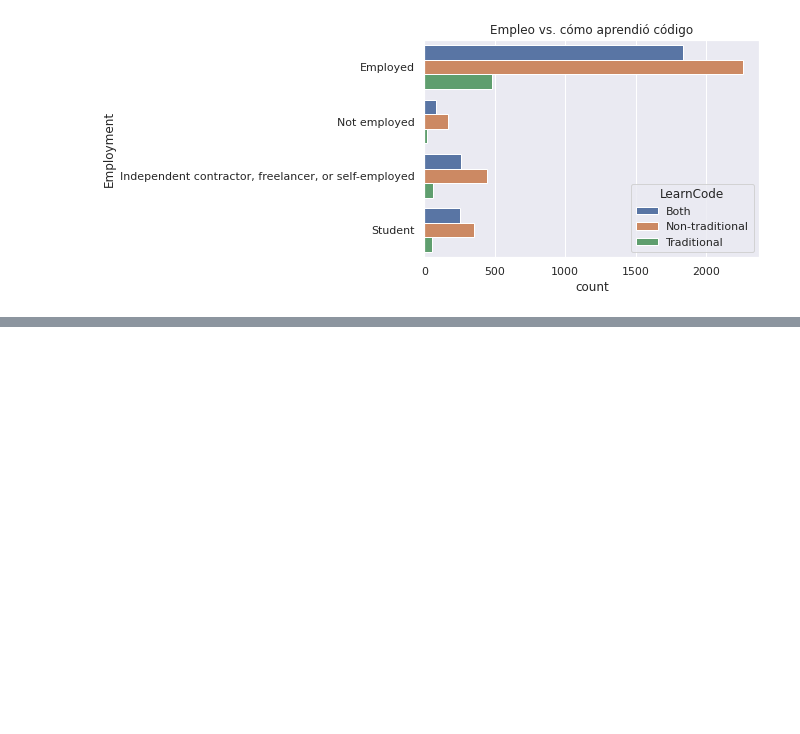
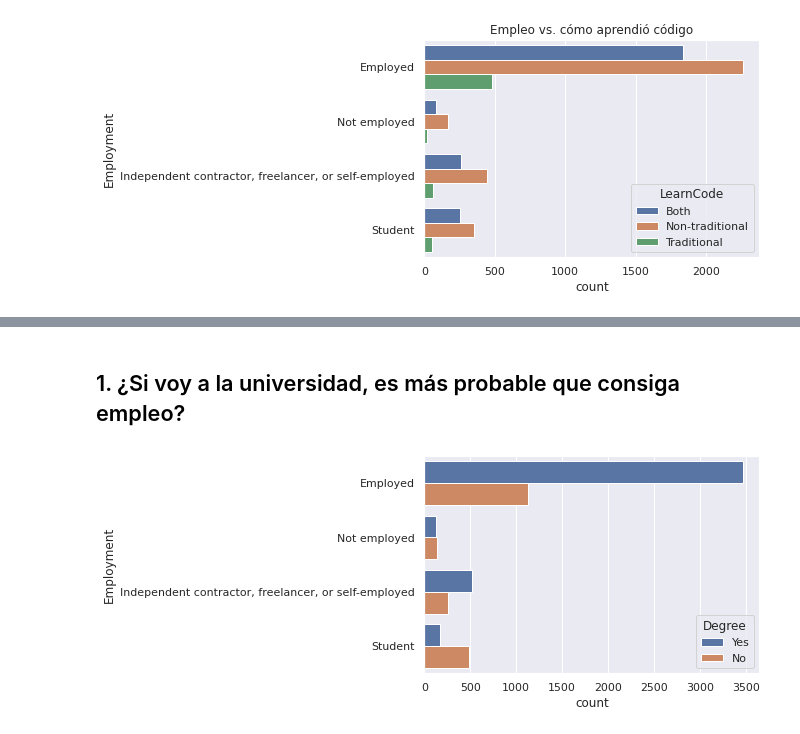
Before and after one commit to anthonymanotoa/survey-dev, a Jupyter notebook: notebooks/3-analysis-hypothesis-test.ipynb, the cells around one changed output, grey strips where cells are left out. Drawn from its saved outputs; the diff is of its cells as text; code cells hidden in the pictures; blank space fills up the shorter version.

```diff
--- a/notebooks/3-analysis-hypothesis-test.ipynb
+++ b/notebooks/3-analysis-hypothesis-test.ipynb
@@ -200,0 +214,7 @@ plt.show()
+# %% [markdown]
+## 1. ¿Si voy a la universidad, es más probable que consiga empleo?
+# %%
+sns.countplot(y=df.Employment, hue=df.Degree)
+plt.show()
+# %% [output]
+[figure, added]
```
Also changed, not shown: parts of 33 cells of this notebook, 2 other files.
